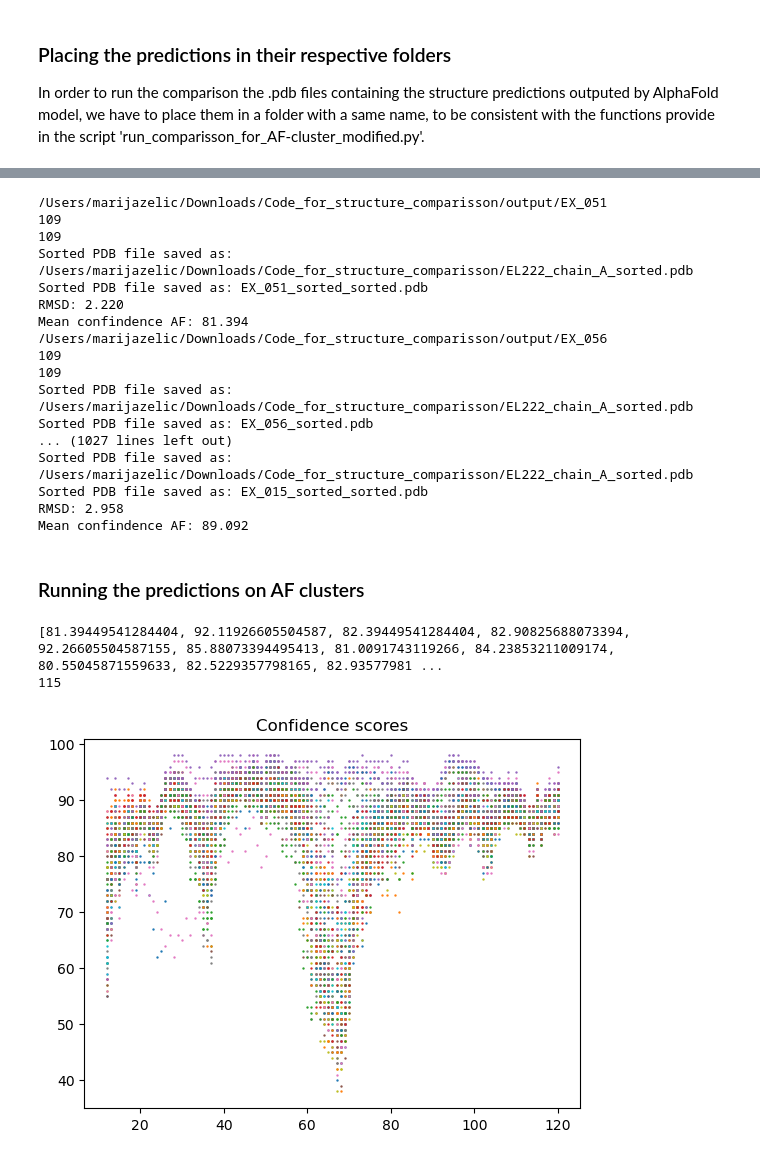
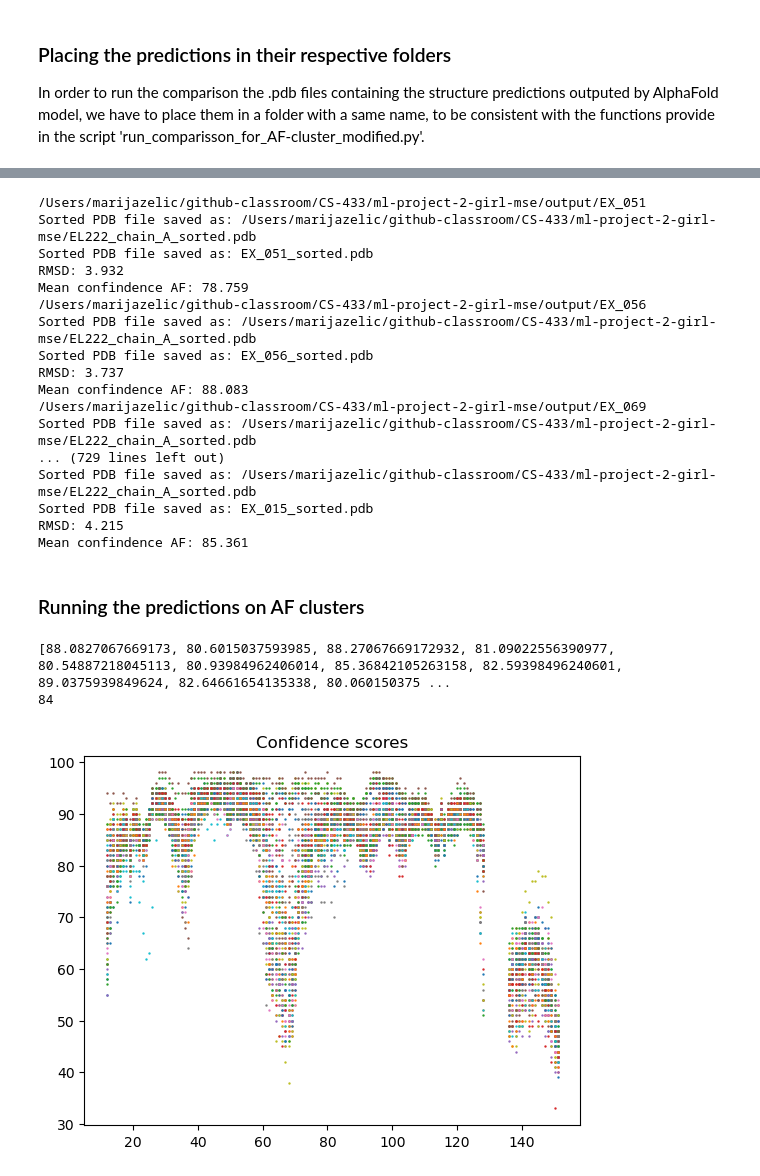
Before and after one commit to masazelic/ml-project-2-girl-mse, a Jupyter notebook: Untitled-1.ipynb, the cells around one changed output, grey strips where cells are left out. Drawn from its saved outputs; the diff is of its cells as text; code cells hidden in the pictures.

```diff
--- a/Untitled-1.ipynb
+++ b/Untitled-1.ipynb
@@ -90,55 +106,58 @@ The folder 'output' does not exist.
 # %%
 from run_comparisson_for_AF_cluster_modified import *
 
-parent_folder_path = '/Users/marijazelic/Downloads/Code_for_structure_comparisson/output'
-original_pdb_file = "/Users/marijazelic/Downloads/Code_for_structure_comparisson/EL222_chain_A.pdb"
-list_scores, list_matched_ids = run_alignments_on_subfolders(parent_folder_path, original_pdb_file)
+parent_folder_path = '/Users/marijazelic/github-classroom/CS-433/ml-project-2-girl-mse/output'
+original_pdb_file = "/Users/marijazelic/github-classroom/CS-433/ml-project-2-girl-mse/EL222_chain_A.pdb"
+choose_contigs = "with low-confidenceLOV" # "without low-confidenceLOV", "whole_protein"
+list_scores, list_matched_ids, list_rmsd, list_sequences = run_alignments_on_subfolders(parent_folder_path, original_pdb_file, choose_contigs)
 # %% [output]
-/Users/marijazelic/Downloads/Code_for_structure_comparisson/output/EX_051
-109
-109
-Sorted PDB file saved as: /Users/marijazelic/Downloads/Code_for_structure_comparisson/EL222_chain_A_sorted.pdb
-Sorted PDB file saved as: EX_051_sorted_sorted.pdb
-RMSD: 2.220
-Mean confindence AF: 81.394
-/Users/marijazelic/Downloads/Code_for_structure_comparisson/output/EX_056
-109
-109
-Sorted PDB file saved as: /Users/marijazelic/Downloads/Code_for_structure_comparisson/EL222_chain_A_sorted.pdb
+/Users/marijazelic/github-classroom/CS-433/ml-project-2-girl-mse/output/EX_051
+Sorted PDB file saved as: /Users/marijazelic/github-classroom/CS-433/ml-project-2-girl-mse/EL222_chain_A_sorted.pdb
+Sorted PDB file saved as: EX_051_sorted.pdb
+RMSD: 3.932
+Mean confindence AF: 78.759
+/Users/marijazelic/github-classroom/CS-433/ml-project-2-girl-mse/output/EX_056
+Sorted PDB file saved as: /Users/marijazelic/github-classroom/CS-433/ml-project-2-girl-mse/EL222_chain_A_sorted.pdb
 Sorted PDB file saved as: EX_056_sorted.pdb
-... (1027 lines left out)
-Sorted PDB file saved as: /Users/marijazelic/Downloads/Code_for_structure_comparisson/EL222_chain_A_sorted.pdb
-Sorted PDB file saved as: EX_015_sorted_sorted.pdb
-RMSD: 2.958
-Mean confindence AF: 89.092
+RMSD: 3.737
+Mean confindence AF: 88.083
+/Users/marijazelic/github-classroom/CS-433/ml-project-2-girl-mse/output/EX_069
+Sorted PDB file saved as: /Users/marijazelic/github-classroom/CS-433/ml-project-2-girl-mse/EL222_chain_A_sorted.pdb
+... (729 lines left out)
+Sorted PDB file saved as: /Users/marijazelic/github-classroom/CS-433/ml-project-2-girl-mse/EL222_chain_A_sorted.pdb
+Sorted PDB file saved as: EX_015_sorted.pdb
+RMSD: 4.215
+Mean confindence AF: 85.361
 # %% [markdown]
 ### Running the predictions on AF clusters
 # %%
 import matplotlib.pyplot as plt
 import numpy as np
 #print(list_scores)
 #print(list_matched_ids)
 
 more_80 = []
+more_80_rmsd = []
 plt.figure()
 
 index = len(list_scores)
 for i in range(index):
     #plt.figure()
     #plt.scatter(np.array(list_matched_ids[i]), np.array(list_scores[i]))
     #label = 'Confidence scores for ' + str(int(i))
     #plt.title(label)
     #plt.show()
     mean_conf = sum(list_scores[i])/len(list_scores[i])
     if mean_conf > 80:
+        more_80_rmsd.append(list_rmsd[i])
         more_80.append(mean_conf)
         plt.scatter(list_matched_ids[i], list_scores[i], s=0.5)
 
 print(more_80)
 print(len(more_80))
 plt.title('Confidence scores')
 plt.show()
 # %% [output]
-[81.39449541284404, 92.11926605504587, 82.39449541284404, 82.90825688073394, 92.26605504587155, 85.88073394495413, 81.0091743119266, 84.23853211009174, 80.55045871559633, 82.5229357798165, 82.93577981 ...
-115
+[88.0827067669173, 80.6015037593985, 88.27067669172932, 81.09022556390977, 80.54887218045113, 80.93984962406014, 85.36842105263158, 82.59398496240601, 89.0375939849624, 82.64661654135338, 80.060150375 ...
+84
-[figure, old version]
+[figure, new version]
```
Also changed, not shown: parts of 8 cells of this notebook, 2 other files.
